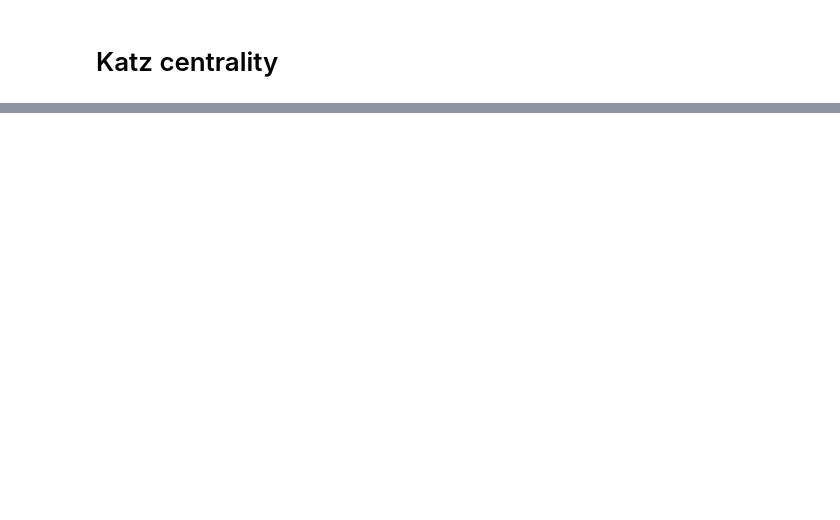
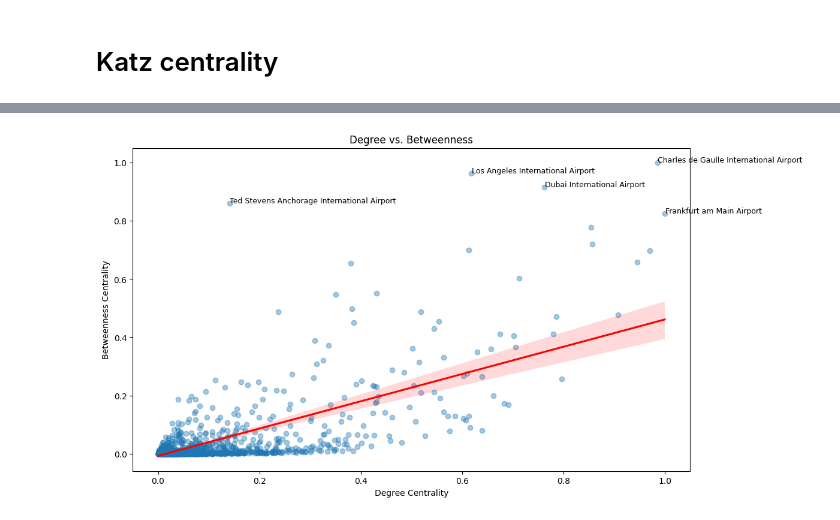
Before and after one commit to sugy-w/Veda-o-sietach-Projekt-JPD-, a Jupyter notebook: general analysis/network_centrality.ipynb, the cells around one changed output, grey strips where cells are left out. Cells and saved outputs as stored; diff of their text form; code cells hidden in the pictures; blank space fills up the shorter version.

```diff
--- a/general analysis/network_centrality.ipynb
+++ b/general analysis/network_centrality.ipynb
@@ -150,0 +194,22 @@ sns.kdeplot(katz_centrality.values())
+# %%
+import matplotlib.pyplot as plt
+
+plt.figure(figsize=(12, 7))
+
+sns.regplot(x='degree', y='betweenness', data=df_norm,
+            scatter_kws={'alpha':0.4}, line_kws={'color':'red', 'label':'Trend'})
+
+for i in range(len(df_norm)):
+    if df_norm['betweenness'].iloc[i] > 0.8 and df_norm['degree'].iloc[i] > 0.07:
+        plt.text(df_norm['degree'].iloc[i] + 0.001,
+                 df_norm['betweenness'].iloc[i] + 0.001,
+                 df_norm['airport_name'].iloc[i],
+                 fontsize=9)
+
+plt.title("Degree vs. Betweenness")
+plt.xlabel("Degree Centrality")
+plt.ylabel("Betweenness Centrality")
+# plt.grid(True, linestyle=':', alpha=0.6)
+plt.show()
+# %% [output]
+[figure, added]
```
Also changed, not shown: parts of 27 cells of this notebook.
